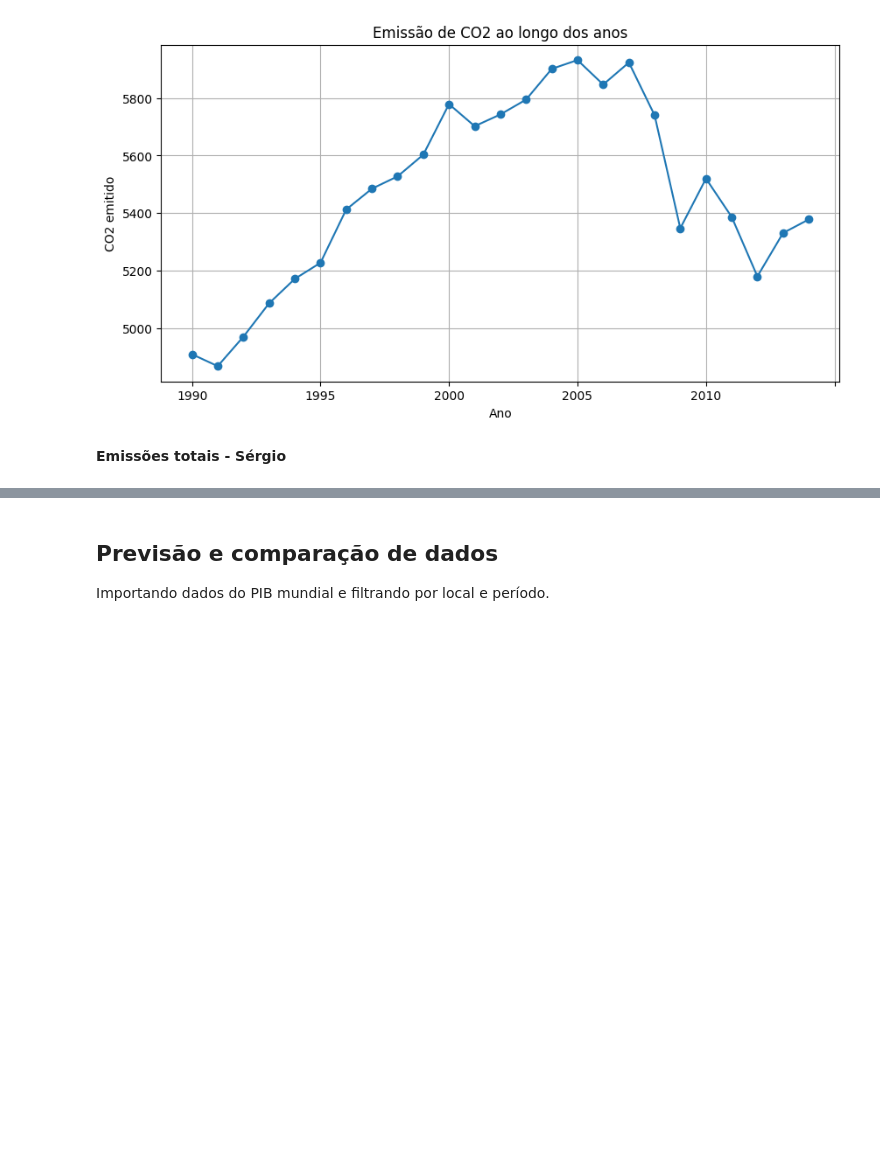
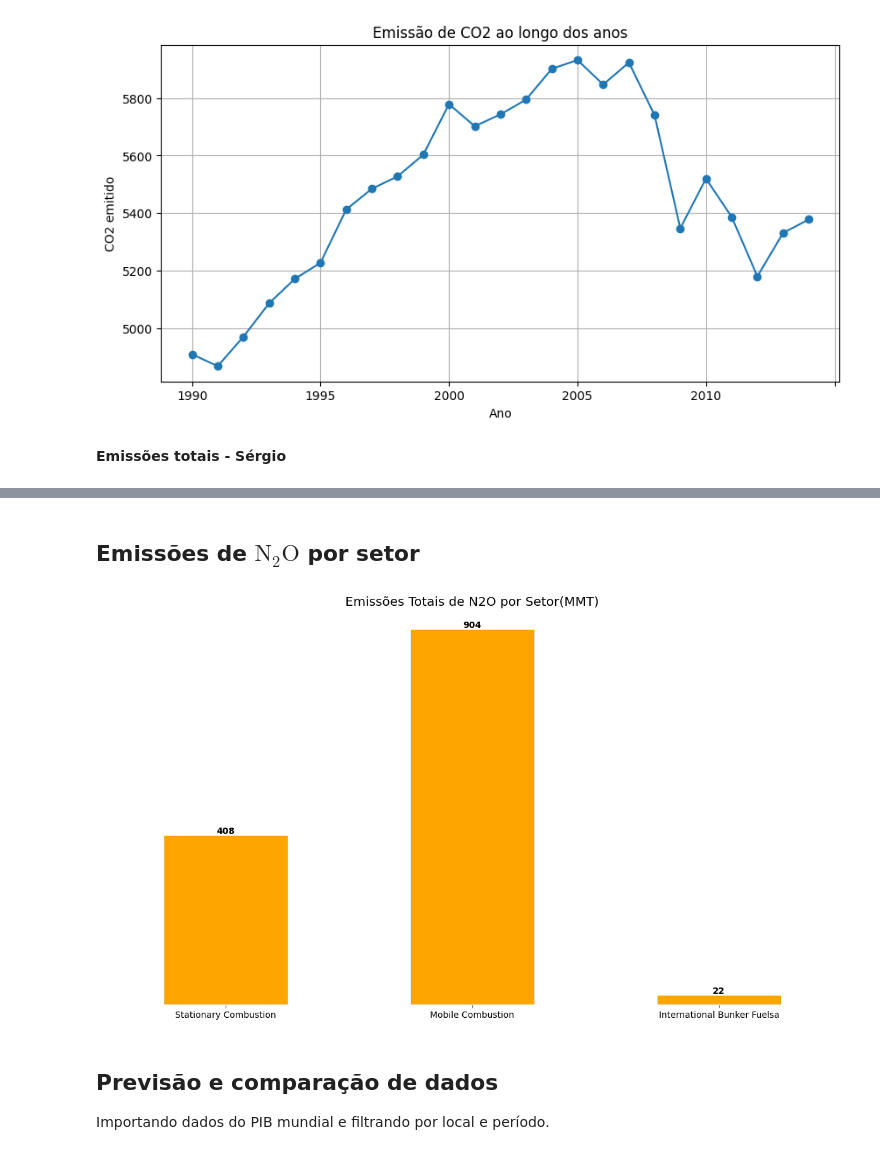
Before and after one commit to AldoSilva07/Grupo-4---M-dulo-de-Python, a Jupyter notebook: Código_Grupo_4_Todos.ipynb, the cells around one changed output, grey strips where cells are left out. Cells and saved outputs as stored; diff of their text form; code cells hidden in the pictures; blank space fills up the shorter version.

```diff
--- a/Código_Grupo_4_Todos.ipynb
+++ b/Código_Grupo_4_Todos.ipynb
@@ -102,3 +191,43 @@ plt.show()
+# %% [markdown]
+## Emissões de $\text{N}_2\text{O}$ por setor
+# %%
+# Gráfico de Emissão total de N2O por setor
+df_n2o_total = df_n2o["Total"]
+
+# Estilo
+plt.style.use('ggplot')
+plt.figure(figsize=(12, 7), facecolor='white')
+
+plt.gca().set_facecolor('white')
+
+# Plotagem
+df_n2o_total.plot(kind='bar',
+                  figsize=(12, 7),
+                  color='orange',  # Cor original
+                  edgecolor='gray',  # Contorno das barras
+                  linewidth=0.2,
+                  title="Emissões Totais de N2O por Setor(MMT)")
+
+# Rótulos dos eixos
+plt.xlabel("")
+plt.ylabel("")
+
+# Rotacionar rótulos para melhor legibilidade
+plt.xticks(rotation=0, ha='center', color='black')
+plt.yticks([])
+
+# Adicionar valores nas barras
+for i, v in enumerate(df_n2o_total):
+    plt.text(i, v, f'{v:.0f}',
+             ha='center',
+             va='bottom',
+             fontweight='bold')
+
+# Ajustes finais
+plt.tight_layout()
+plt.show()
+# %% [output]
+[figure, added]
 # %% [markdown]
 **Previsão e comparação de dados**
 ---
```
Also changed, not shown: parts of 15 cells of this notebook.
